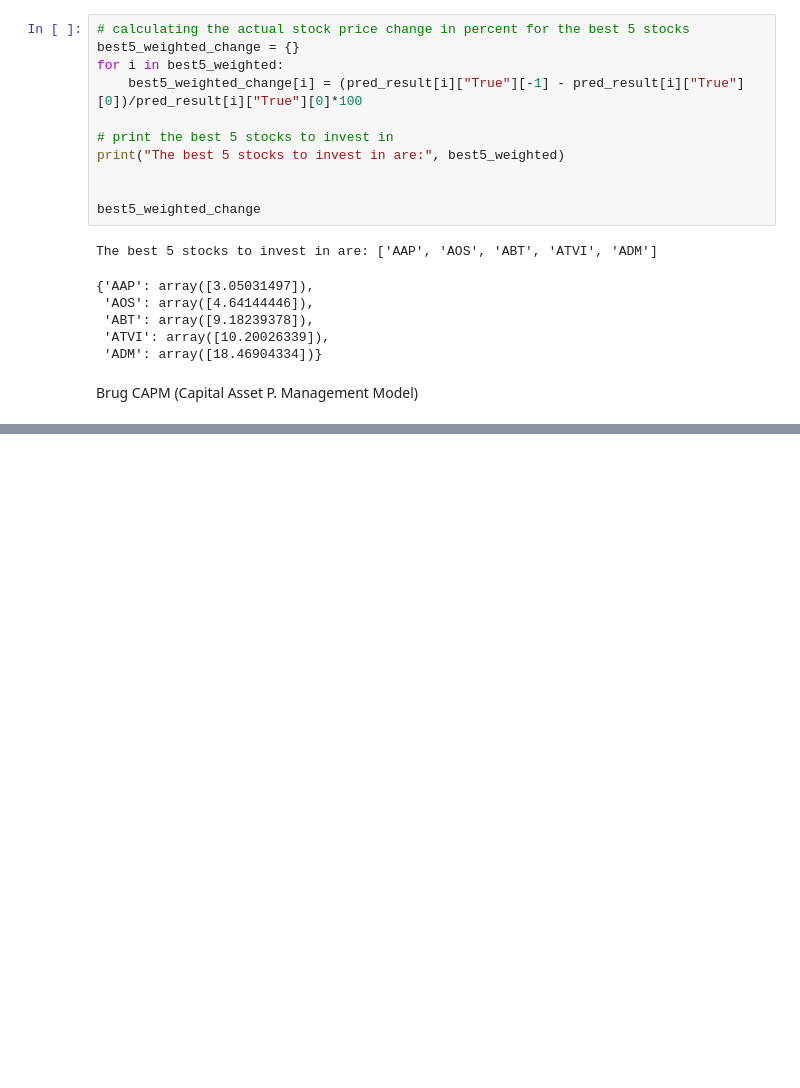
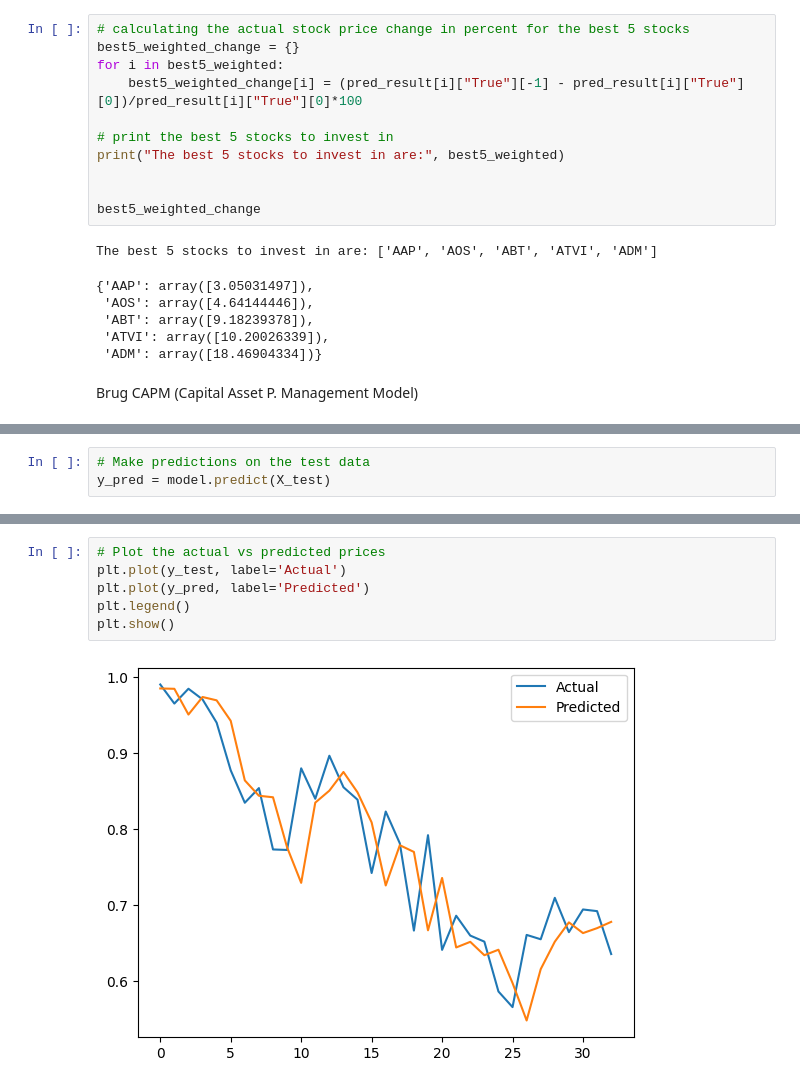
Before and after one commit to nico965j/financial-forecasting-bachelor, a Jupyter notebook: LSTM-model.ipynb, the cells around one changed output, grey strips where cells are left out. Drawn from its saved outputs; the diff is of its cells as text; blank space fills up the shorter version.

```diff
--- a/LSTM-model.ipynb
+++ b/LSTM-model.ipynb
@@ -543,0 +644,3 @@ Brug CAPM (Capital Asset P. Management Model)
+# %%
+# Make predictions on the test data
+y_pred = model.predict(X_test)
@@ -543,0 +649,8 @@ Brug CAPM (Capital Asset P. Management Model)
+# %%
+# Plot the actual vs predicted prices
+plt.plot(y_test, label='Actual')
+plt.plot(y_pred, label='Predicted')
+plt.legend()
+plt.show()
+# %% [output]
+[figure, added]
```
Also changed, not shown: parts of 21 cells of this notebook, 16 other files.
